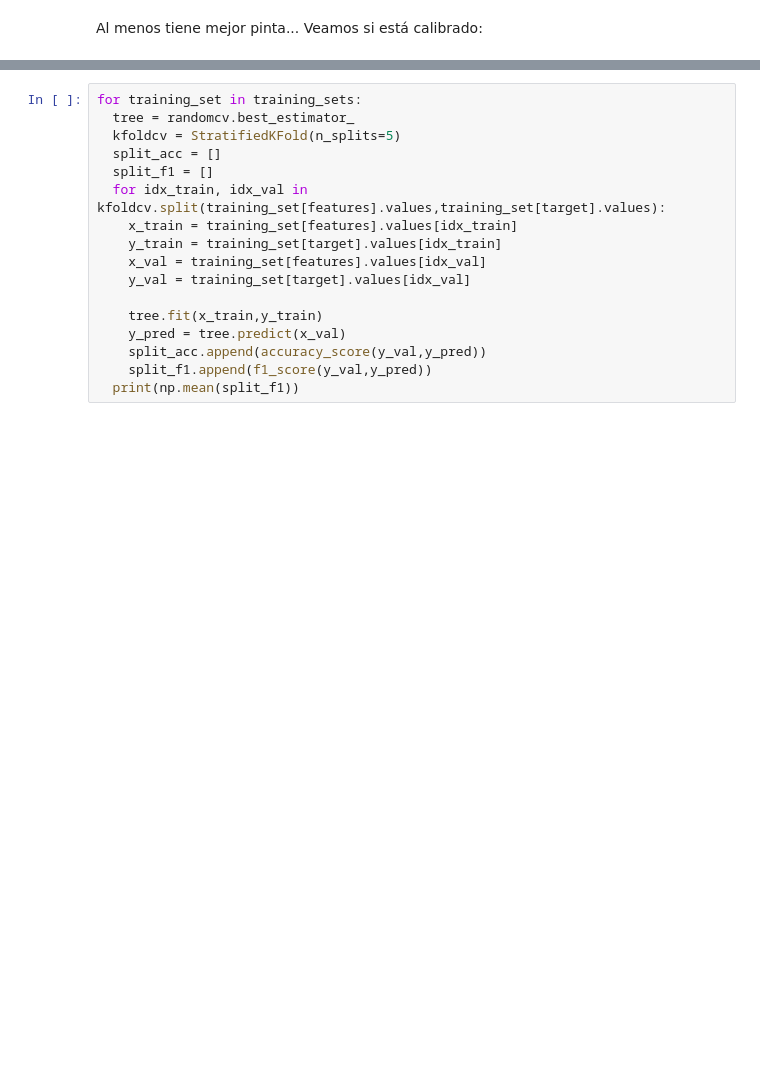
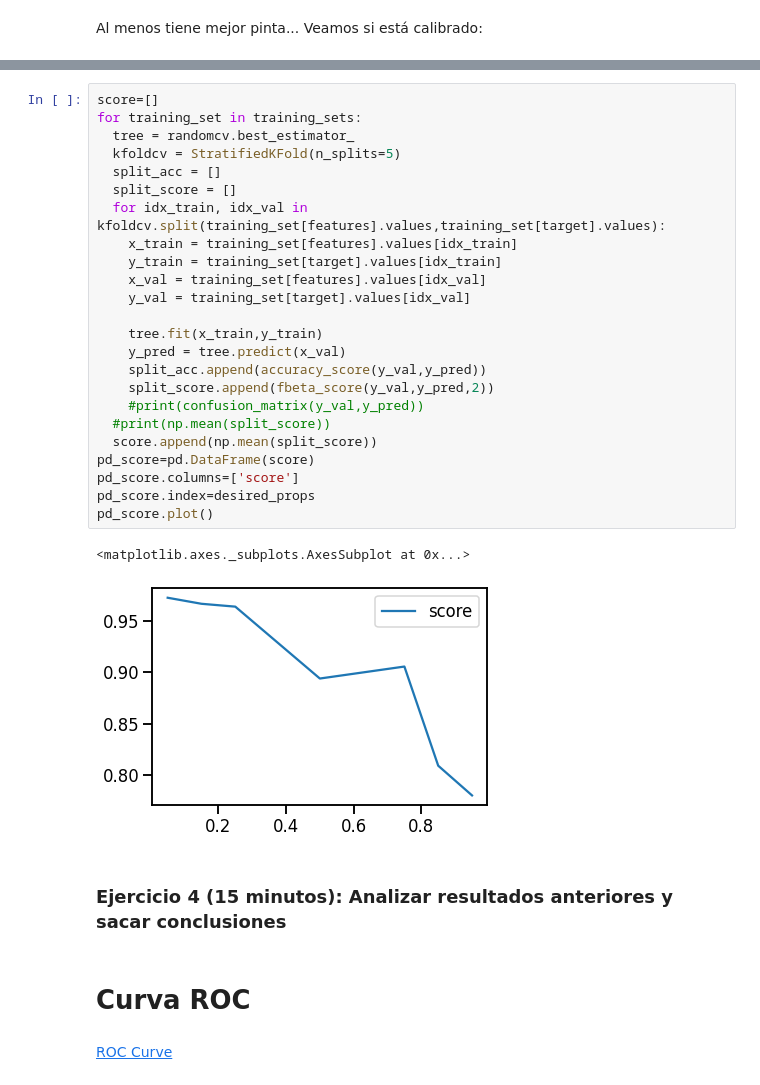
Before and after one commit to guillermohenrion/Intro-Python, a Jupyter notebook: Data_preparation_&_evaluation.ipynb, the cells around one changed output, grey strips where cells are left out. Cells and saved outputs as stored; diff of their text form; blank space fills up the shorter version.

```diff
--- a/Data_preparation_&_evaluation.ipynb
+++ b/Data_preparation_&_evaluation.ipynb
@@ -360,17 +425,33 @@ for prop in desired_props:
 # %%
+score=[]
 for training_set in training_sets:
   tree = randomcv.best_estimator_
   kfoldcv = StratifiedKFold(n_splits=5)
   split_acc = []
-  split_f1 = []
+  split_score = []
   for idx_train, idx_val in kfoldcv.split(training_set[features].values,training_set[target].values):
     x_train = training_set[features].values[idx_train]
     y_train = training_set[target].values[idx_train]
     x_val = training_set[features].values[idx_val]
     y_val = training_set[target].values[idx_val]
 
     tree.fit(x_train,y_train)
     y_pred = tree.predict(x_val)
     split_acc.append(accuracy_score(y_val,y_pred))
-    split_f1.append(f1_score(y_val,y_pred))
-  print(np.mean(split_f1))
+    split_score.append(fbeta_score(y_val,y_pred,2))
+    #print(confusion_matrix(y_val,y_pred))
+  #print(np.mean(split_score))
+  score.append(np.mean(split_score))
+pd_score=pd.DataFrame(score)
+pd_score.columns=['score']
+pd_score.index=desired_props
+pd_score.plot()
+# %% [output]
+<matplotlib.axes._subplots.AxesSubplot at 0x...>
+[figure, added]
+# %% [markdown]
+### Ejercicio 4 (15 minutos): Analizar resultados anteriores y sacar conclusiones
+# %% [markdown]
+# Curva ROC
+# %% [markdown]
+[ROC Curve](http://arogozhnikov.github.io/2015/10/05/roc-curve.html)
```
Also changed, not shown: parts of 13 cells of this notebook.
